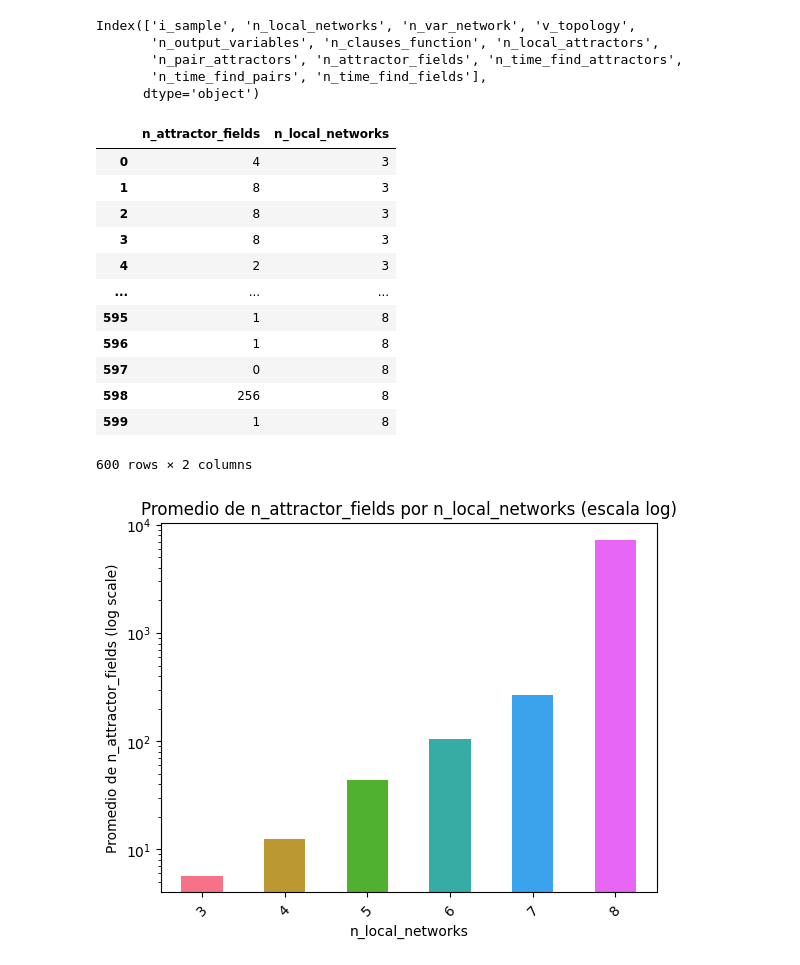
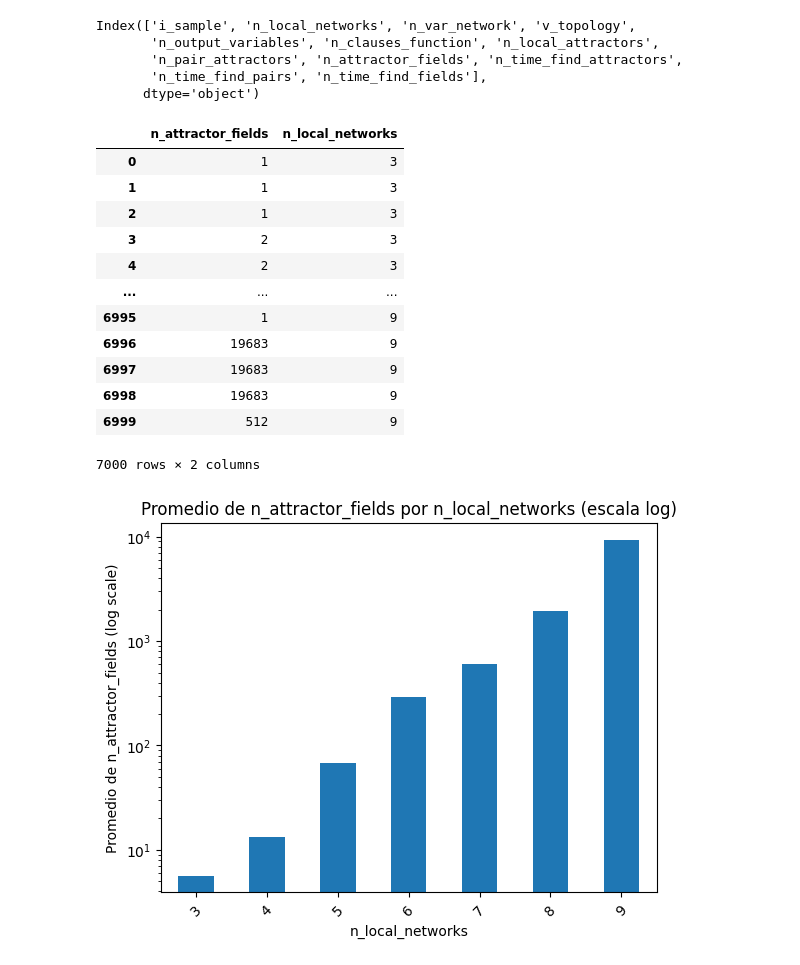
Before and after one commit to crptcusco/cbnetwork, a Jupyter notebook: experiments/scalability/6_linear_aleatory/exp6_analisys.ipynb, the cells around one changed output. Cells and saved outputs as stored; diff of their text form; code cells hidden in the pictures.

```diff
--- a/experiments/scalability/6_linear_aleatory/exp6_analisys.ipynb
+++ b/experiments/scalability/6_linear_aleatory/exp6_analisys.ipynb
@@ -7,7 +7,7 @@ import pandas as pd
 import matplotlib.pyplot as plt
 
 # Read the database
-df = pd.read_csv("outputs/exp6_linear_aleatory_3_8_100/data.csv")
+df = pd.read_csv("outputs/exp6_linear_aleatory_3_9_1000/data.csv")
 
 # show the column names
 df.keys()
@@ -21,45 +21,38 @@ Index(['i_sample', 'n_local_networks', 'n_var_network', 'v_topology',
 df[['n_attractor_fields','n_local_networks']]
 # %% [output]
 |  | n_attractor_fields | n_local_networks |
-| 0 | 4 | 3 |
-| 1 | 8 | 3 |
-| 2 | 8 | 3 |
-| 3 | 8 | 3 |
+| 0 | 1 | 3 |
+| 1 | 1 | 3 |
+| 2 | 1 | 3 |
+| 3 | 2 | 3 |
 | 4 | 2 | 3 |
 | ... | ... | ... |
-| 595 | 1 | 8 |
-| 596 | 1 | 8 |
-| 597 | 0 | 8 |
-| 598 | 256 | 8 |
-| 599 | 1 | 8 |
+| 6995 | 1 | 9 |
+| 6996 | 19683 | 9 |
+| 6997 | 19683 | 9 |
+| 6998 | 19683 | 9 |
+| 6999 | 512 | 9 |
-600 rows × 2 columns
+7000 rows × 2 columns
 # %%
 import pandas as pd
 import matplotlib.pyplot as plt
-import seaborn as sns
-
-# Suponiendo que tu DataFrame se llama df
-# df = ...  # Aquí cargarías tu DataFrame
 
 # Agrupar por 'n_local_networks' y calcular el promedio de 'n_attractor_fields'
 grouped_data = df.groupby('n_local_networks')['n_attractor_fields'].mean()
 
-# Crear una paleta de colores
-palette = sns.color_palette("husl", len(grouped_data))
-
 # Crear el histograma con escala logarítmica en el eje y y colores diferentes
-grouped_data.plot(kind='bar', color=palette, logy=True)
+grouped_data.plot(kind='bar', logy=True)
 
 # Personalizar el gráfico
 plt.title('Promedio de n_attractor_fields por n_local_networks (escala log)')
 plt.xlabel('n_local_networks')
 plt.ylabel('Promedio de n_attractor_fields (log scale)')
 plt.xticks(rotation=45)  # Rotar las etiquetas del eje x para mayor legibilidad
 
 # Mostrar el gráfico
 plt.show()
 # %% [output]
-[figure, old version]
+[figure, new version]
 # %%
 import pandas as pd
 import numpy as np
```
Also changed, not shown: parts of 6 cells of this notebook, 10 other files.
